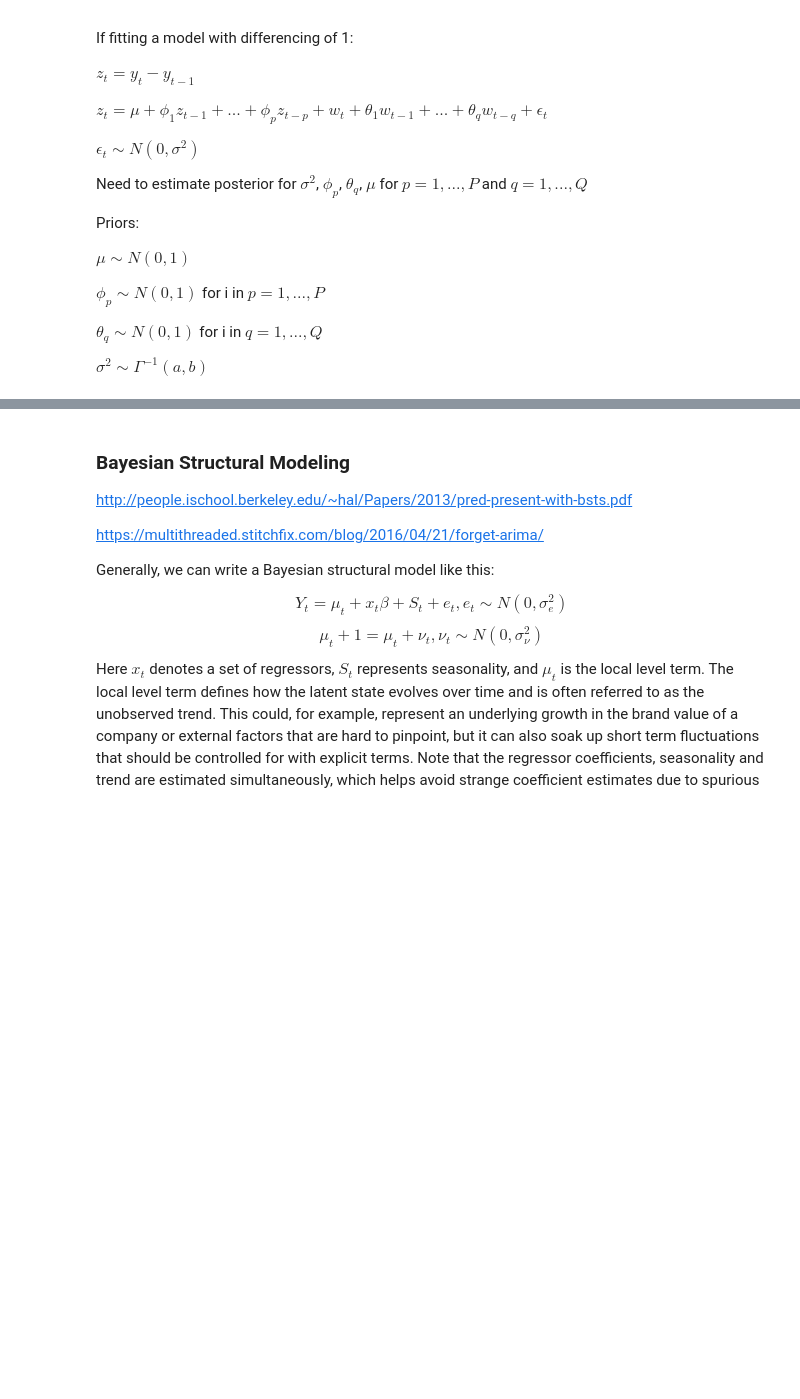
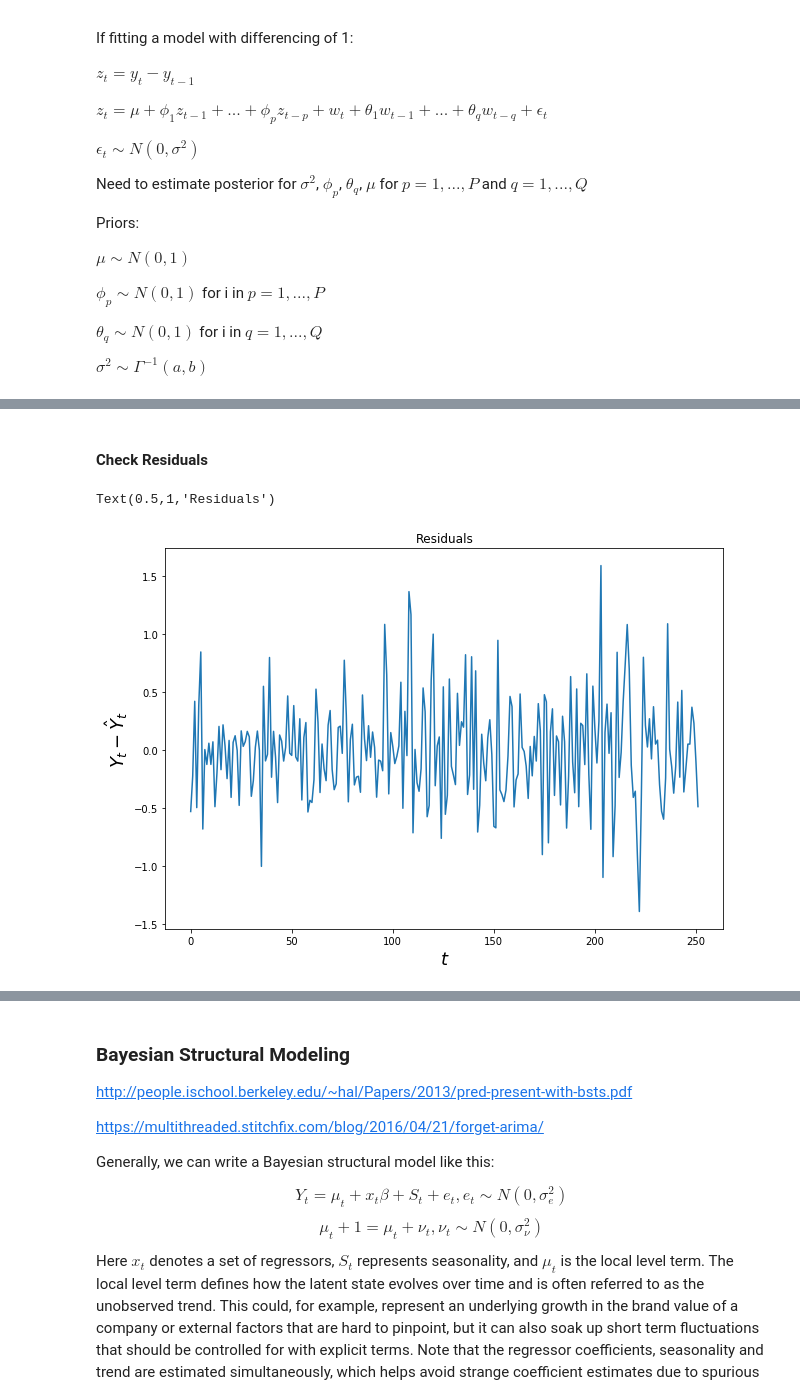
Before and after one commit to ahotaling/STAT_330_Project, a Jupyter notebook: Notebooks/Bayesian_Model_Exploration.ipynb, the cells around one changed output, grey strips where cells are left out. Saved outputs shown, nothing was run; the diff lists cells and outputs as text; code cells hidden in the pictures; blank space fills up the shorter version.

```diff
--- a/Notebooks/Bayesian_Model_Exploration.ipynb
+++ b/Notebooks/Bayesian_Model_Exploration.ipynb
@@ -701,0 +459,13 @@ WARNING:pystan:Deprecation warning. In future, use ArviZ library (`pip install a
+# %% [markdown]
+#### Check Residuals
+# %%
+resid = residuals(z_1, prediction[1])
+fig, ax = plt.subplots(figsize = (10, 7))
+ax.plot(resid)
+ax.set_ylabel(r'$Y_t - \hat{Y}_t$', fontsize = 18)
+ax.set_xlabel(r'$t$', fontsize = 18)
+#ax.set_ylim((-2,2))
+ax.set_title('Residuals')
+# %% [output]
+Text(0.5,1,'Residuals')
+[figure, added]
```
Also changed, not shown: parts of 49 cells of this notebook.
